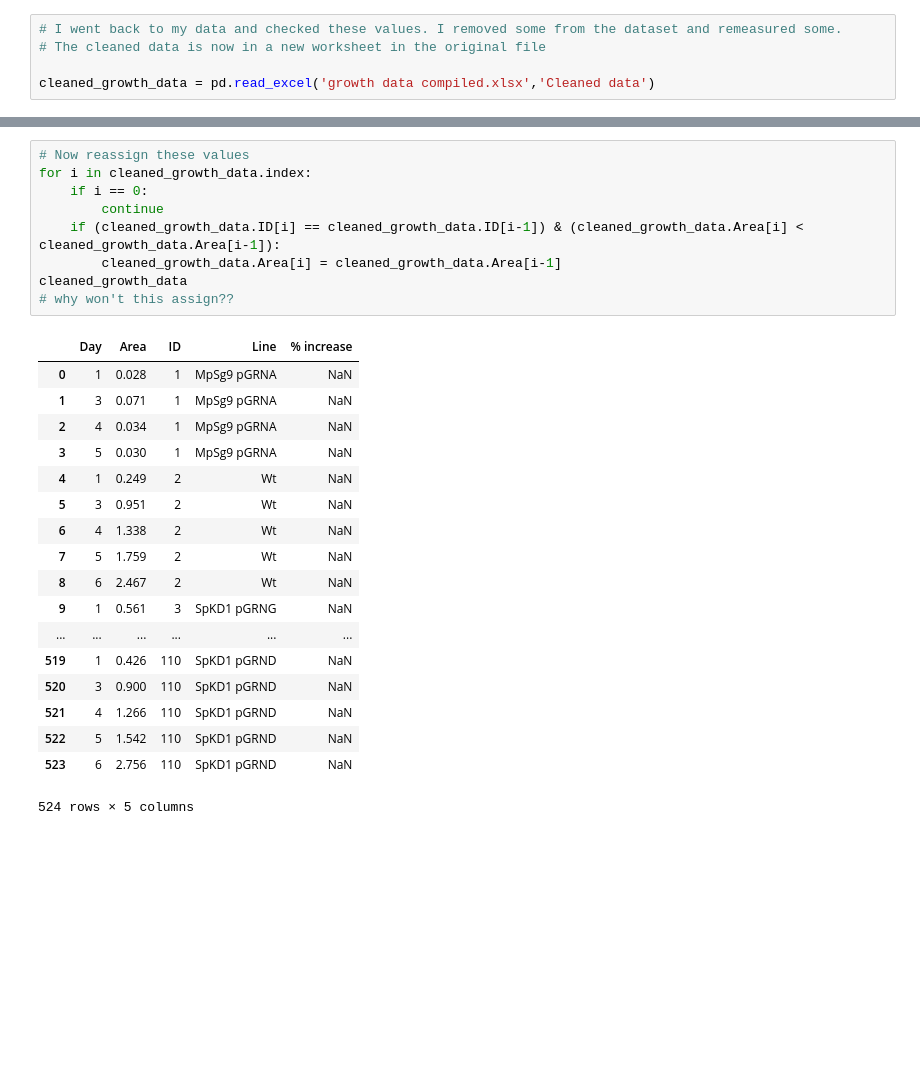
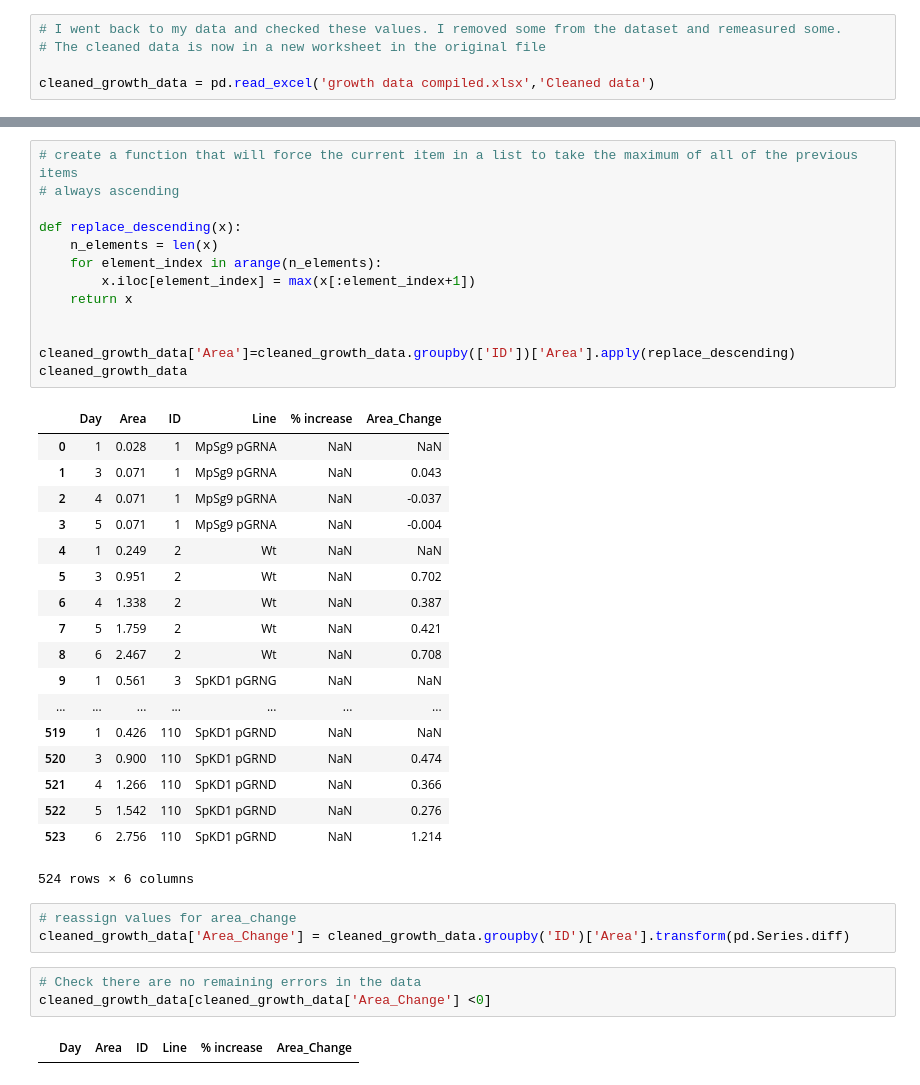
Before and after one commit to linbug/Liverwort-growth-rate-analysis, a Jupyter notebook: growth rate analysis.ipynb, the cells around one changed output, grey strips where cells are left out. Drawn from its saved outputs; the diff is of its cells as text; blank space fills up the shorter version.

```diff
--- a/growth rate analysis.ipynb
+++ b/growth rate analysis.ipynb
@@ -142,29 +132,41 @@ print number_of_errors
-# %%
-# Now reassign these values
-for i in cleaned_growth_data.index:
-    if i == 0:
-        continue
-    if (cleaned_growth_data.ID[i] == cleaned_growth_data.ID[i-1]) & (cleaned_growth_data.Area[i] <  cleaned_growth_data.Area[i-1]):
-        cleaned_growth_data.Area[i] = cleaned_growth_data.Area[i-1]
-cleaned_growth_data
-# why won't this assign??
-# %% [output]
-|  | Day | Area | ID | Line | % increase |
-| 0 | 1 | 0.028 | 1 | MpSg9 pGRNA | NaN |
-| 1 | 3 | 0.071 | 1 | MpSg9 pGRNA | NaN |
-| 2 | 4 | 0.034 | 1 | MpSg9 pGRNA | NaN |
-| 3 | 5 | 0.030 | 1 | MpSg9 pGRNA | NaN |
-| 4 | 1 | 0.249 | 2 | Wt | NaN |
-| 5 | 3 | 0.951 | 2 | Wt | NaN |
-| 6 | 4 | 1.338 | 2 | Wt | NaN |
-| 7 | 5 | 1.759 | 2 | Wt | NaN |
-| 8 | 6 | 2.467 | 2 | Wt | NaN |
-| 9 | 1 | 0.561 | 3 | SpKD1 pGRNG | NaN |
-| ... | ... | ... | ... | ... | ... |
-| 519 | 1 | 0.426 | 110 | SpKD1 pGRND | NaN |
-| 520 | 3 | 0.900 | 110 | SpKD1 pGRND | NaN |
-| 521 | 4 | 1.266 | 110 | SpKD1 pGRND | NaN |
-| 522 | 5 | 1.542 | 110 | SpKD1 pGRND | NaN |
-| 523 | 6 | 2.756 | 110 | SpKD1 pGRND | NaN |
-524 rows × 5 columns
+# %%
+# create a function that will force the current item in a list to take the maximum of all of the previous items
+# always ascending
+
+def replace_descending(x):
+    n_elements = len(x)
+    for element_index in arange(n_elements):
+        x.iloc[element_index] = max(x[:element_index+1])
+    return x
+
+
+cleaned_growth_data['Area']=cleaned_growth_data.groupby(['ID'])['Area'].apply(replace_descending)
+cleaned_growth_data
+# %% [output]
+|  | Day | Area | ID | Line | % increase | Area_Change |
+| 0 | 1 | 0.028 | 1 | MpSg9 pGRNA | NaN | NaN |
+| 1 | 3 | 0.071 | 1 | MpSg9 pGRNA | NaN | 0.043 |
+| 2 | 4 | 0.071 | 1 | MpSg9 pGRNA | NaN | -0.037 |
+| 3 | 5 | 0.071 | 1 | MpSg9 pGRNA | NaN | -0.004 |
+| 4 | 1 | 0.249 | 2 | Wt | NaN | NaN |
+| 5 | 3 | 0.951 | 2 | Wt | NaN | 0.702 |
+| 6 | 4 | 1.338 | 2 | Wt | NaN | 0.387 |
+| 7 | 5 | 1.759 | 2 | Wt | NaN | 0.421 |
+| 8 | 6 | 2.467 | 2 | Wt | NaN | 0.708 |
+| 9 | 1 | 0.561 | 3 | SpKD1 pGRNG | NaN | NaN |
+| ... | ... | ... | ... | ... | ... | ... |
+| 519 | 1 | 0.426 | 110 | SpKD1 pGRND | NaN | NaN |
+| 520 | 3 | 0.900 | 110 | SpKD1 pGRND | NaN | 0.474 |
+| 521 | 4 | 1.266 | 110 | SpKD1 pGRND | NaN | 0.366 |
+| 522 | 5 | 1.542 | 110 | SpKD1 pGRND | NaN | 0.276 |
+| 523 | 6 | 2.756 | 110 | SpKD1 pGRND | NaN | 1.214 |
+524 rows × 6 columns
+# %%
+# reassign values for area_change
+cleaned_growth_data['Area_Change'] = cleaned_growth_data.groupby('ID')['Area'].transform(pd.Series.diff)
+# %%
+# Check there are no remaining errors in the data
+cleaned_growth_data[cleaned_growth_data['Area_Change'] <0]
+# %% [output]
+|  | Day | Area | ID | Line | % increase | Area_Change |
 # %%
```
Also changed, not shown: parts of 7 cells of this notebook.
